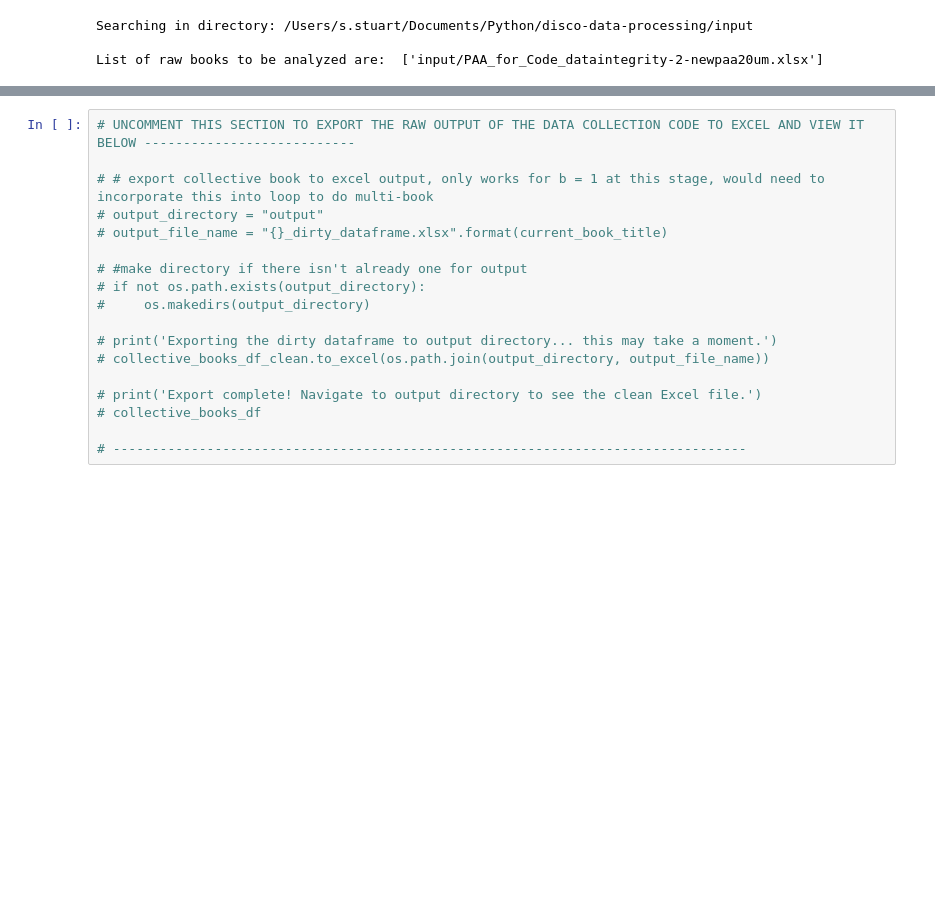
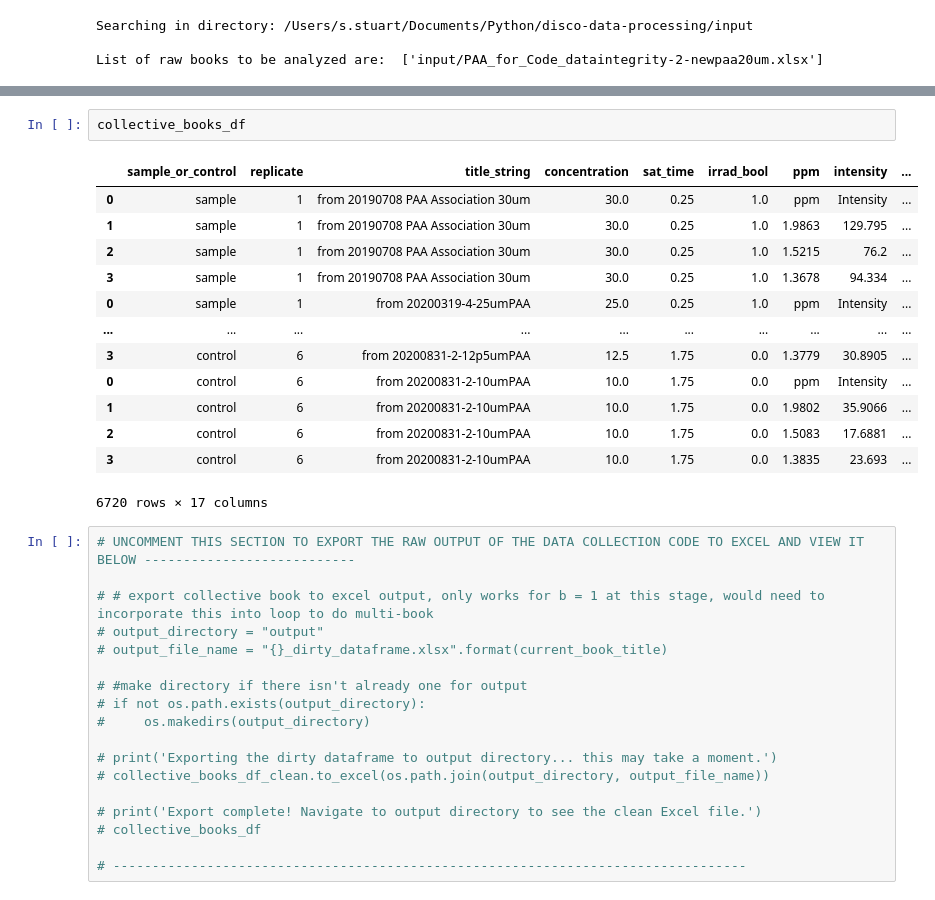
Before and after one commit to Frank-Gu-Lab/disco_deployment_test, a Jupyter notebook: disco-data-processing.ipynb, the cells around one changed output, grey strips where cells are left out. Drawn from its saved outputs; the diff is of its cells as text; blank space fills up the shorter version.

```diff
--- a/disco-data-processing.ipynb
+++ b/disco-data-processing.ipynb
@@ -285,6 +284,22 @@ Reading Book Sheet: 12
 Skipping sheet 12 as not a sample or control.
 The current book has been concatenated into a dataframe!
 Done - the information from this book has been concatenated into one big beautiful dataframe! Book:  PAA_for_Code_dataintegrity-2-newpaa20um.xlsx
+# %%
+collective_books_df
+# %% [output]
+|  | sample_or_control | replicate | title_string | concentration | sat_time | irrad_bool | ppm | intensity | ... |
+| 0 | sample | 1 | from 20190708 PAA Association 30um | 30.0 | 0.25 | 1.0 | ppm | Intensity | ... |
+| 1 | sample | 1 | from 20190708 PAA Association 30um | 30.0 | 0.25 | 1.0 | 1.9863 | 129.795 | ... |
+| 2 | sample | 1 | from 20190708 PAA Association 30um | 30.0 | 0.25 | 1.0 | 1.5215 | 76.2 | ... |
+| 3 | sample | 1 | from 20190708 PAA Association 30um | 30.0 | 0.25 | 1.0 | 1.3678 | 94.334 | ... |
+| 0 | sample | 1 | from 20200319-4-25umPAA | 25.0 | 0.25 | 1.0 | ppm | Intensity | ... |
+| ... | ... | ... | ... | ... | ... | ... | ... | ... | ... |
+| 3 | control | 6 | from 20200831-2-12p5umPAA | 12.5 | 1.75 | 0.0 | 1.3779 | 30.8905 | ... |
+| 0 | control | 6 | from 20200831-2-10umPAA | 10.0 | 1.75 | 0.0 | ppm | Intensity | ... |
+| 1 | control | 6 | from 20200831-2-10umPAA | 10.0 | 1.75 | 0.0 | 1.9802 | 35.9066 | ... |
+| 2 | control | 6 | from 20200831-2-10umPAA | 10.0 | 1.75 | 0.0 | 1.5083 | 17.6881 | ... |
+| 3 | control | 6 | from 20200831-2-10umPAA | 10.0 | 1.75 | 0.0 | 1.3835 | 23.693 | ... |
+6720 rows × 17 columns
 # %%
 # UNCOMMENT THIS SECTION TO EXPORT THE RAW OUTPUT OF THE DATA COLLECTION CODE TO EXCEL AND VIEW IT BELOW ---------------------------
 
```
Also changed, not shown: parts of 15 cells of this notebook, 30 other files.
